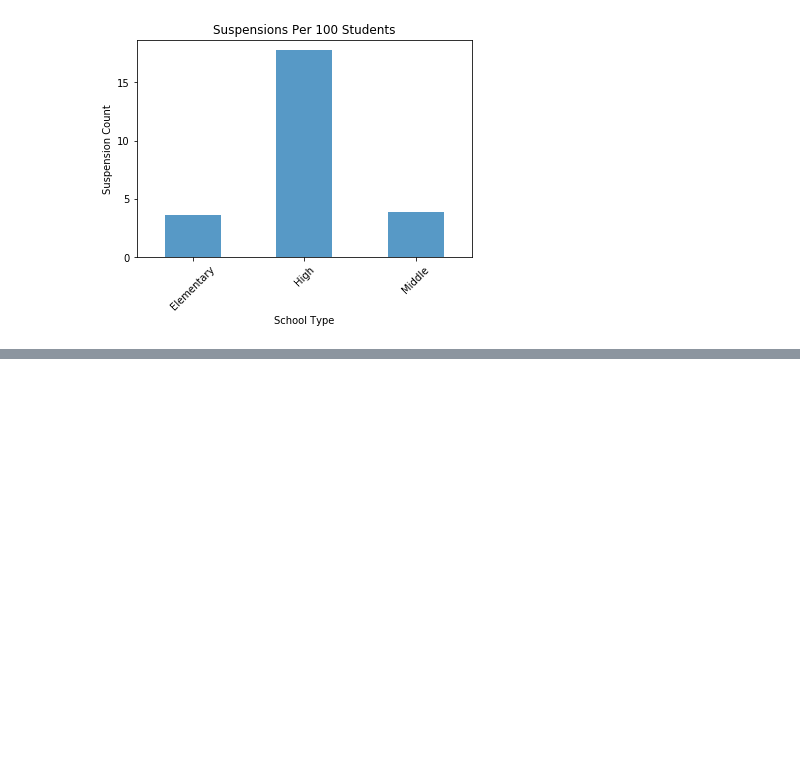
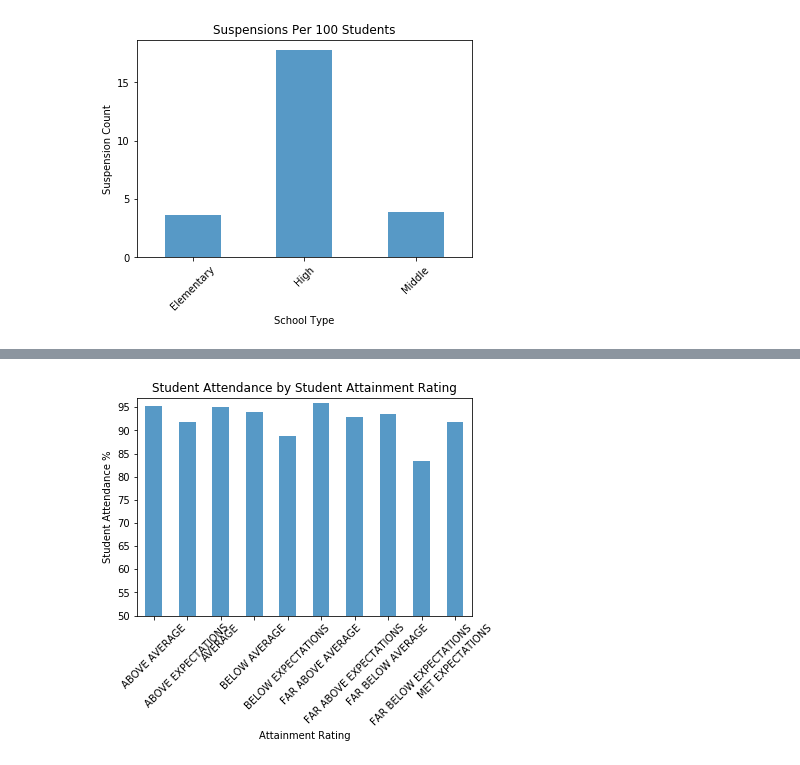
Before and after one commit to sjricketts/cps_success, a Jupyter notebook: cleaning_code.ipynb, the cells around one changed output, grey strips where cells are left out. Drawn from its saved outputs; the diff is of its cells as text; code cells hidden in the pictures; blank space fills up the shorter version.

```diff
--- a/cleaning_code.ipynb
+++ b/cleaning_code.ipynb
@@ -154,0 +157,16 @@ plt.ylim(0,20);
+# %%
+attain_no_data = df_indexed[df_indexed["Student_Attainment_Rating"]!= "NO DATA AVAILABLE"]
+student_attain=attain_no_data.groupby(["Student_Attainment_Rating"])
+attendance_and_attain=student_attain["Student_Attendance_Year_1_Pct"].mean()
+attendance_and_attain=pd.DataFrame(attendance_and_attain)
+
+attendance_and_attain.plot(kind="bar", legend=None, alpha=0.75)
+plt.xlabel("Attainment Rating")
+plt.ylabel("Student Attendance %")
+plt.title("Student Attendance by Student Attainment Rating")
+plt.yticks(np.arange(0, 100, step=5))
+# plt.grid(axis="y")
+plt.xticks(rotation=45)
+plt.ylim(50,97);
+# %% [output]
+[figure, added]
```
Also changed, not shown: parts of 6 cells of this notebook.
